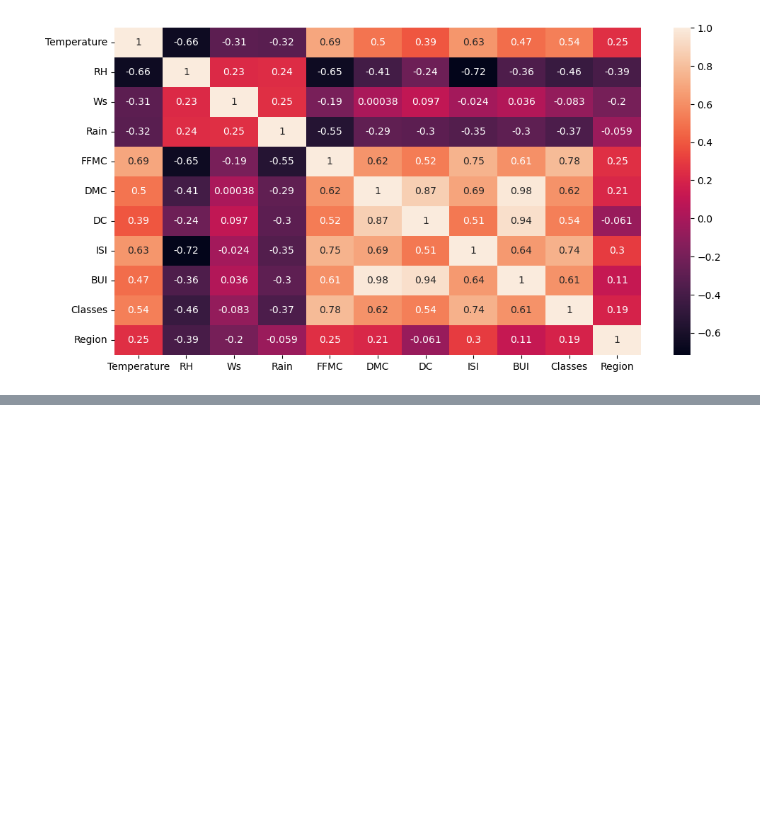
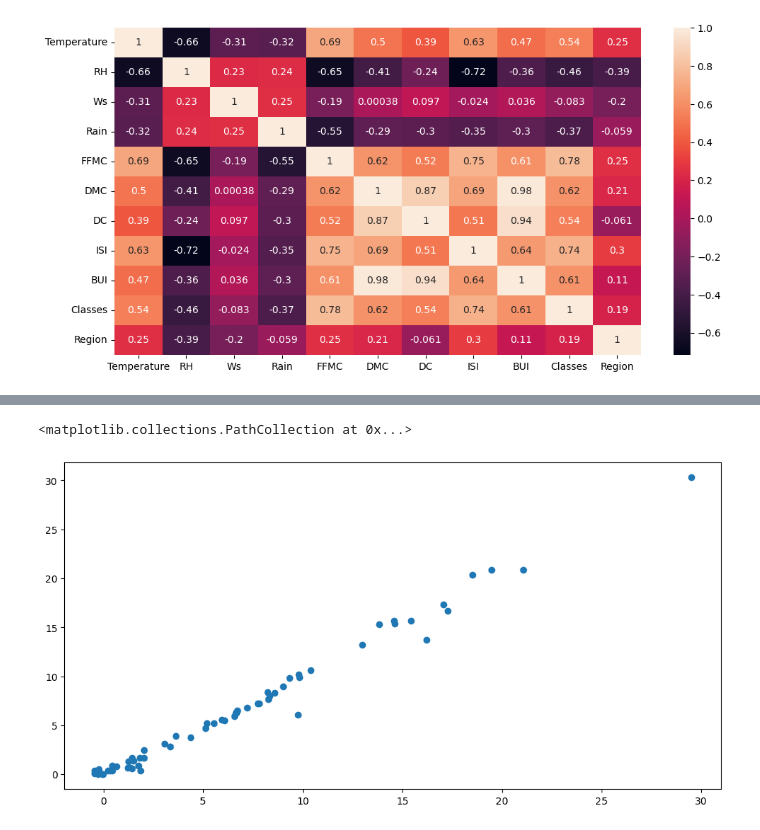
Before and after one commit to sai14karthik/Algerian_Forest_Fires, a Jupyter notebook: model.ipynb, the cells around one changed output, grey strips where cells are left out. Drawn from its saved outputs; the diff is of its cells as text; code cells hidden in the pictures; blank space fills up the shorter version.

```diff
--- a/model.ipynb
+++ b/model.ipynb
@@ -124,0 +164,2 @@ xtest.drop(corrf,axis=1,inplace=True)
+# %%
+regression=LinearRegression()
@@ -124,0 +170,2 @@ xtest.drop(corrf,axis=1,inplace=True)
+# %%
+ypred=regression.predict(xtest)
@@ -124,0 +180,5 @@ xtest.drop(corrf,axis=1,inplace=True)
+# %%
+plt.scatter(ypred,ytest)
+# %% [output]
+<matplotlib.collections.PathCollection at 0x...>
+[figure, added]
```
Also changed, not shown: parts of 13 cells of this notebook.
